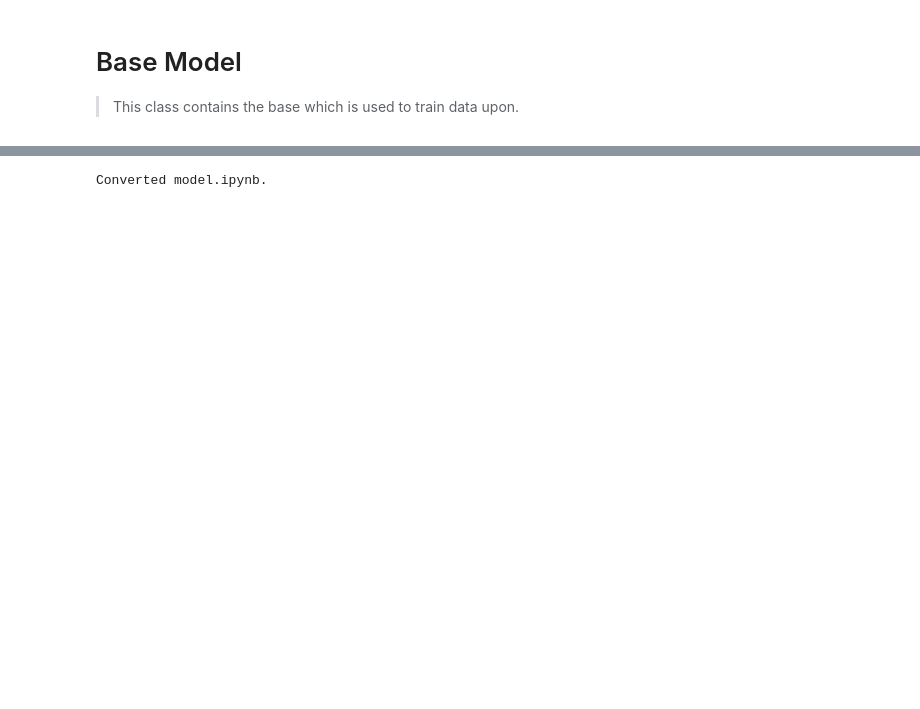
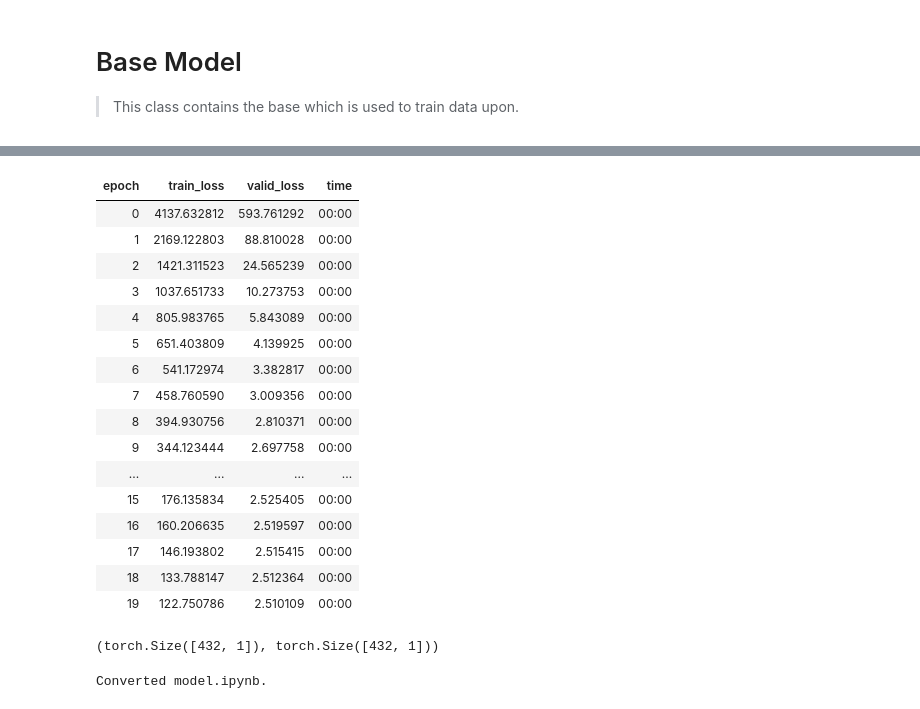
Before and after one commit to sachinruk/torchlife, a Jupyter notebook: model.ipynb, the cells around one changed output, grey strips where cells are left out. Drawn from its saved outputs; the diff is of its cells as text; code cells hidden in the pictures; blank space fills up the shorter version.

Commit message:
Got a working base model

```diff
--- a/model.ipynb
+++ b/model.ipynb
@@ -21,13 +23,13 @@ from torchlife.losses import *
 from fastai.basics import Learner
 # %%
 # export
-__text2model__ = {
+_text2model_ = {
     'km': KaplanMeier,
     'ph': PieceWiseHazard,
     'cox': ProportionalHazard
 }
 
-__text2loss__ = {
+_text2loss_ = {
     'km': hazard_loss,
     'ph': hazard_loss,
     'cox': hazard_loss
@@ -67 +75,7 @@ class Model:
         self.model.plot_survival_function()
+# %%
+# hide
+import pandas as pd
+import numpy as np
+url = "https://raw.githubusercontent.com/CamDavidsonPilon/lifelines/master/lifelines/datasets/rossi.csv"
+df = pd.read_csv(url)
@@ -68,3 +93,36 @@ class Model:
+# %%
+df.rename(columns={'week':'t', 'arrest':'e'}, inplace=True)
+event_times = df.loc[df['e']==1, 't'].values
+breakpoints = np.percentile(event_times, [20, 40, 60, 80])
+max_t = df['t'].max()
+dim = df.shape[1] - 2
+args = {'breakpoints': breakpoints, 'max_t': max_t, 'dim': dim}
+model = Model('cox', args, breakpoints)
+# %%
+model.fit(df)
+# %% [output]
+| epoch | train_loss | valid_loss | time |
+| 0 | 4137.632812 | 593.761292 | 00:00 |
+| 1 | 2169.122803 | 88.810028 | 00:00 |
+| 2 | 1421.311523 | 24.565239 | 00:00 |
+| 3 | 1037.651733 | 10.273753 | 00:00 |
+| 4 | 805.983765 | 5.843089 | 00:00 |
+| 5 | 651.403809 | 4.139925 | 00:00 |
+| 6 | 541.172974 | 3.382817 | 00:00 |
+| 7 | 458.760590 | 3.009356 | 00:00 |
+| 8 | 394.930756 | 2.810371 | 00:00 |
+| 9 | 344.123444 | 2.697758 | 00:00 |
+| ... | ... | ... | ... |
+| 15 | 176.135834 | 2.525405 | 00:00 |
+| 16 | 160.206635 | 2.519597 | 00:00 |
+| 17 | 146.193802 | 2.515415 | 00:00 |
+| 18 | 133.788147 | 2.512364 | 00:00 |
+| 19 | 122.750786 | 2.510109 | 00:00 |
+# %%
+λ, Λ = model.predict(df)
+λ.shape, Λ.shape
+# %% [output]
+(torch.Size([432, 1]), torch.Size([432, 1]))
 # %%
 # hide
 from nbdev.export import *
```
Also changed, not shown: parts of 3 cells of this notebook, 6 other files.
